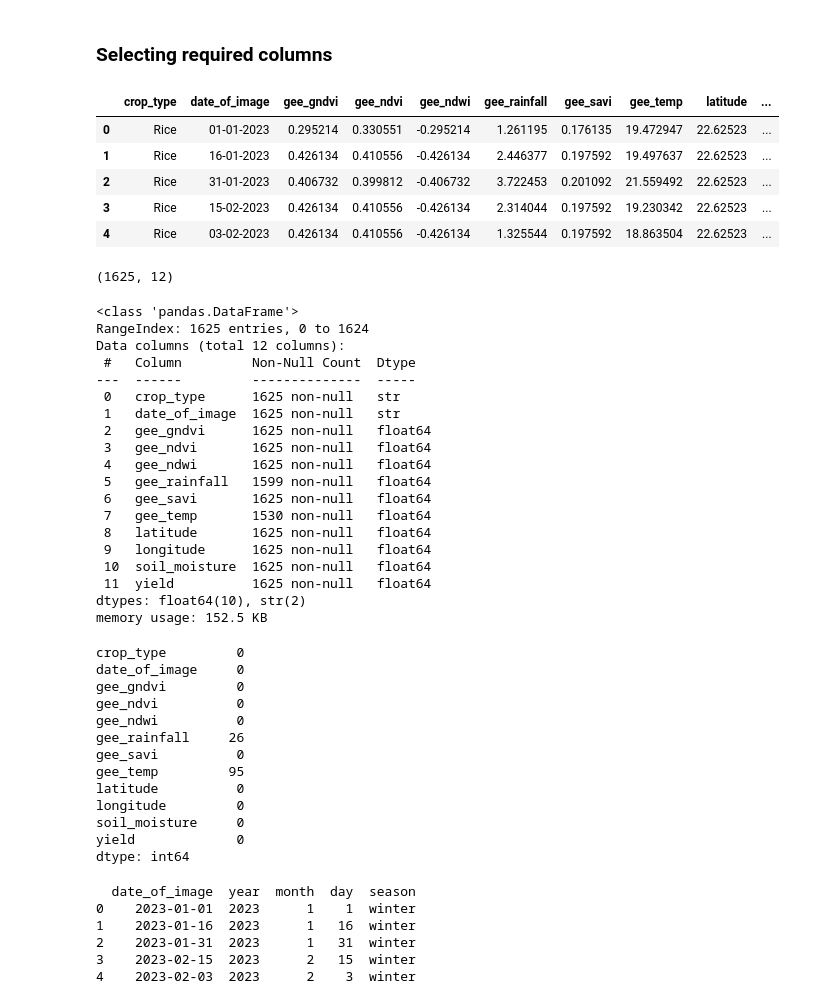
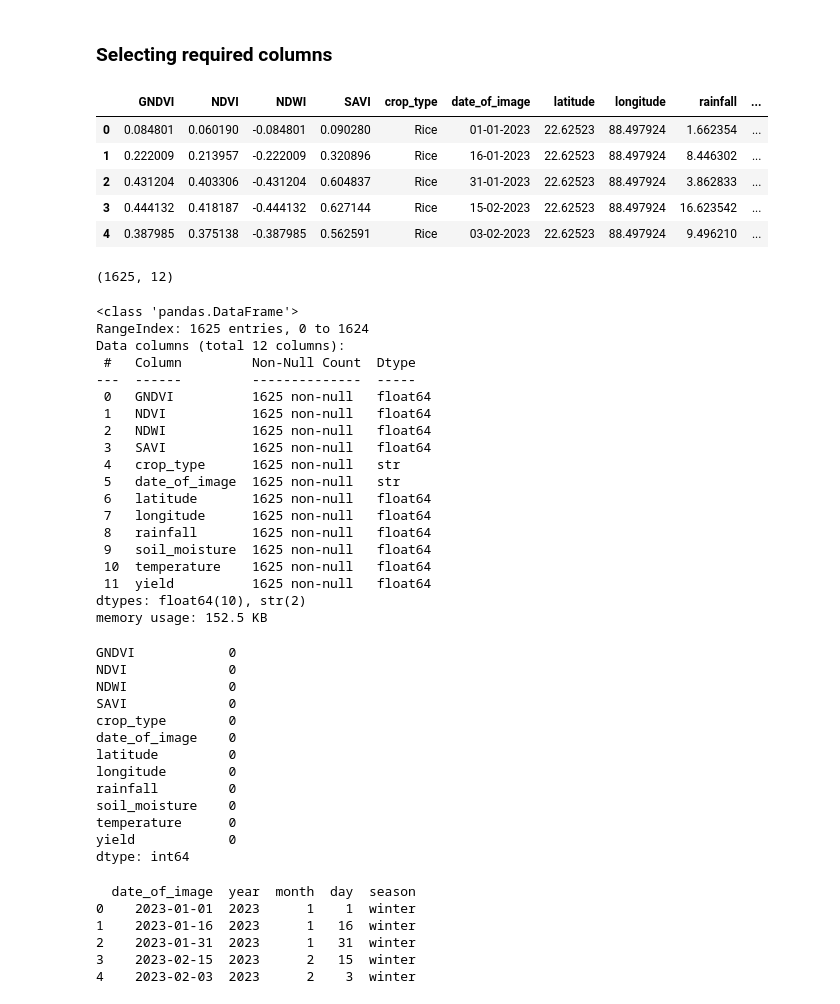
Before and after one commit to Apprentice-doa/YieldSense-Crop-Yield-Forecasting-Carnegie-Mellon-University, a Jupyter notebook: data/raw/model_training.ipynb, the cells around one changed output. Saved outputs shown, nothing was run; the diff lists cells and outputs as text; code cells hidden in the pictures.

```diff
--- a/data/raw/model_training.ipynb
+++ b/data/raw/model_training.ipynb
@@ -52,15 +52,15 @@ print(crop.head())
 # %% [markdown]
 ### Selecting required columns
 # %%
-crop_gee = crop.drop(["GNDVI","NDVI","NDWI","SAVI","field_id","rainfall","temperature"], axis = 1)
+crop_gee = crop.drop(["gee_gndvi","gee_ndvi","gee_ndwi","gee_savi","field_id","gee_rainfall","gee_temp"], axis = 1)
 crop_gee.head()
 # %% [output]
-|  | crop_type | date_of_image | gee_gndvi | gee_ndvi | gee_ndwi | gee_rainfall | gee_savi | gee_temp | latitude | ... |
-| 0 | Rice | 01-01-2023 | 0.295214 | 0.330551 | -0.295214 | 1.261195 | 0.176135 | 19.472947 | 22.62523 | ... |
-| 1 | Rice | 16-01-2023 | 0.426134 | 0.410556 | -0.426134 | 2.446377 | 0.197592 | 19.497637 | 22.62523 | ... |
-| 2 | Rice | 31-01-2023 | 0.406732 | 0.399812 | -0.406732 | 3.722453 | 0.201092 | 21.559492 | 22.62523 | ... |
-| 3 | Rice | 15-02-2023 | 0.426134 | 0.410556 | -0.426134 | 2.314044 | 0.197592 | 19.230342 | 22.62523 | ... |
-| 4 | Rice | 03-02-2023 | 0.426134 | 0.410556 | -0.426134 | 1.325544 | 0.197592 | 18.863504 | 22.62523 | ... |
+|  | GNDVI | NDVI | NDWI | SAVI | crop_type | date_of_image | latitude | longitude | rainfall | ... |
+| 0 | 0.084801 | 0.060190 | -0.084801 | 0.090280 | Rice | 01-01-2023 | 22.62523 | 88.497924 | 1.662354 | ... |
+| 1 | 0.222009 | 0.213957 | -0.222009 | 0.320896 | Rice | 16-01-2023 | 22.62523 | 88.497924 | 8.446302 | ... |
+| 2 | 0.431204 | 0.403306 | -0.431204 | 0.604837 | Rice | 31-01-2023 | 22.62523 | 88.497924 | 3.862833 | ... |
+| 3 | 0.444132 | 0.418187 | -0.444132 | 0.627144 | Rice | 15-02-2023 | 22.62523 | 88.497924 | 16.623542 | ... |
+| 4 | 0.387985 | 0.375138 | -0.387985 | 0.562591 | Rice | 03-02-2023 | 22.62523 | 88.497924 | 9.496210 | ... |
 # %%
 #Checking the shape of the dataset
 print(crop_gee.shape)
@@ -74,17 +74,17 @@ RangeIndex: 1625 entries, 0 to 1624
 Data columns (total 12 columns):
  #   Column         Non-Null Count  Dtype
 ---  ------         --------------  -----
- 0   crop_type      1625 non-null   str
- 1   date_of_image  1625 non-null   str
- 2   gee_gndvi      1625 non-null   float64
- 3   gee_ndvi       1625 non-null   float64
- 4   gee_ndwi       1625 non-null   float64
- 5   gee_rainfall   1599 non-null   float64
- 6   gee_savi       1625 non-null   float64
- 7   gee_temp       1530 non-null   float64
- 8   latitude       1625 non-null   float64
- 9   longitude      1625 non-null   float64
- 10  soil_moisture  1625 non-null   float64
+ 0   GNDVI          1625 non-null   float64
+ 1   NDVI           1625 non-null   float64
+ 2   NDWI           1625 non-null   float64
+ 3   SAVI           1625 non-null   float64
+ 4   crop_type      1625 non-null   str
+ 5   date_of_image  1625 non-null   str
+ 6   latitude       1625 non-null   float64
+ 7   longitude      1625 non-null   float64
+ 8   rainfall       1625 non-null   float64
+ 9   soil_moisture  1625 non-null   float64
+ 10  temperature    1625 non-null   float64
  11  yield          1625 non-null   float64
 dtypes: float64(10), str(2)
 memory usage: 152.5 KB
@@ -92,18 +92,18 @@ memory usage: 152.5 KB
 #Checking for null values
 print(crop_gee.isnull().sum())
 # %% [output]
-crop_type         0
-date_of_image     0
-gee_gndvi         0
-gee_ndvi          0
-gee_ndwi          0
-gee_rainfall     26
-gee_savi          0
-gee_temp         95
-latitude          0
-longitude         0
-soil_moisture     0
-yield             0
+GNDVI            0
+NDVI             0
+NDWI             0
+SAVI             0
+crop_type        0
+date_of_image    0
+latitude         0
+longitude        0
+rainfall         0
+soil_moisture    0
+temperature      0
+yield            0
 dtype: int64
 # %%
 # Sorting dataset according to date
```
Also changed, not shown: parts of 7 cells of this notebook, 5 other files.
